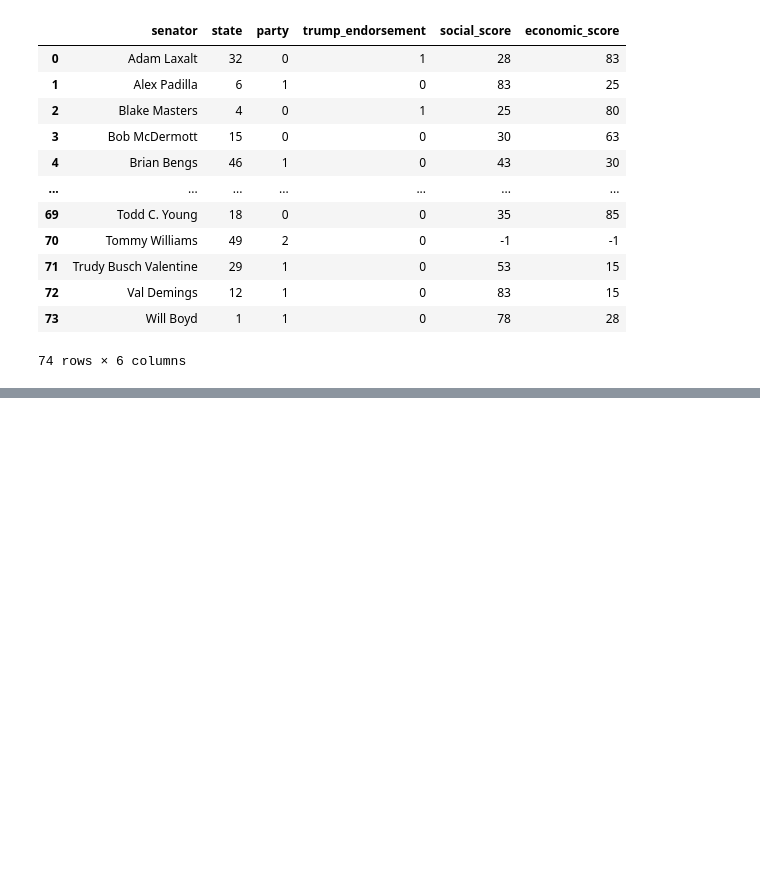
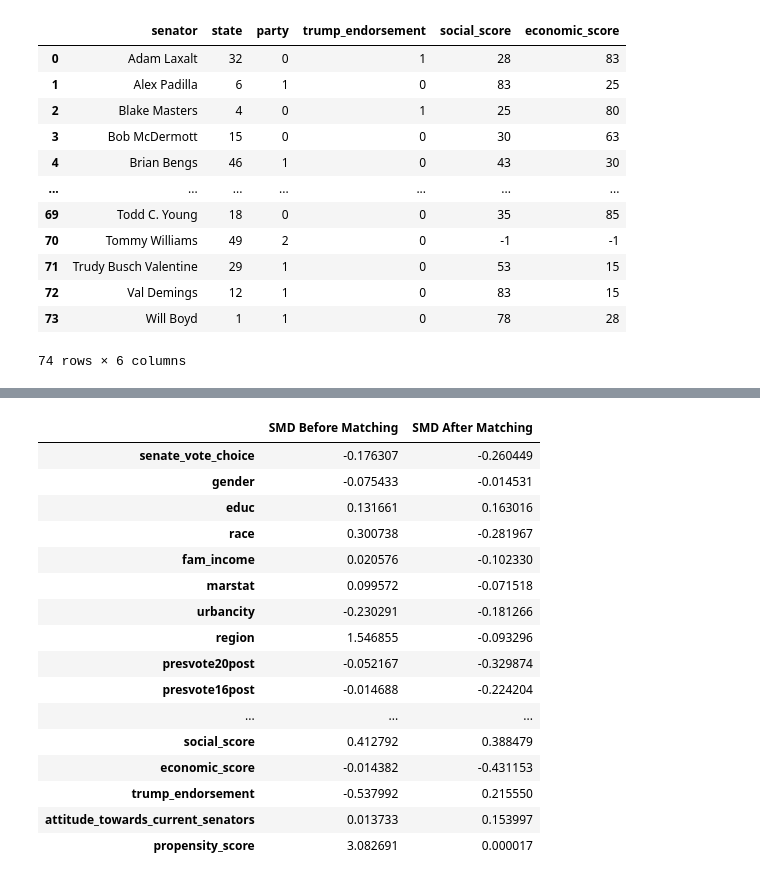
Before and after one commit to macs30200-s23/replication-materials-yuanninghuang, a Jupyter notebook: draft.ipynb, the cells around one changed output, grey strips where cells are left out. Saved outputs shown, nothing was run; the diff lists cells and outputs as text; code cells hidden in the pictures; blank space fills up the shorter version.

```diff
--- a/draft.ipynb
+++ b/draft.ipynb
@@ -302,0 +397,46 @@ merged_df
+# %%
+#assess the balance of covariates by calculating the standardized mean differences before and after matching
+def calculate_smd(df, treatment_col, covariate_cols, treatment_value=1):
+    treated = df[df[treatment_col] == treatment_value]
+    control = df[df[treatment_col] != treatment_value]
+
+    mean_treated = treated[covariate_cols].mean()
+    mean_control = control[covariate_cols].mean()
+
+    std_treated = treated[covariate_cols].std()
+    std_control = control[covariate_cols].std()
+
+    smd = (mean_treated - mean_control) / np.sqrt((std_treated**2 + std_control**2) / 2)
+
+    return smd
+
+# Calculate SMD before matching
+covariate_columns = [x for x in merged_df.columns.to_list() if x not in ['abortion_ballot', 'party_voted', 'commonweight', 'commonpostweight', 'caseid', 'voted', 'state', 'senator_voted']]
+smd_before = calculate_smd(merged_df, 'abortion_ballot', covariate_columns)
+smd_before.name = 'SMD Before Matching'
+
+# Calculate SMD after matching
+smd_after = calculate_smd(matched_data, 'abortion_ballot', covariate_columns)
+smd_after.name = 'SMD After Matching'
+
+# Compare SMD before and after matching
+smd_comparison = pd.concat([smd_before, smd_after], axis=1)
+smd_comparison
+# %% [output]
+|  | SMD Before Matching | SMD After Matching |
+| senate_vote_choice | -0.176307 | -0.260449 |
+| gender | -0.075433 | -0.014531 |
+| educ | 0.131661 | 0.163016 |
+| race | 0.300738 | -0.281967 |
+| fam_income | 0.020576 | -0.102330 |
+| marstat | 0.099572 | -0.071518 |
+| urbancity | -0.230291 | -0.181266 |
+| region | 1.546855 | -0.093296 |
+| presvote20post | -0.052167 | -0.329874 |
+| presvote16post | -0.014688 | -0.224204 |
+| ... | ... | ... |
+| social_score | 0.412792 | 0.388479 |
+| economic_score | -0.014382 | -0.431153 |
+| trump_endorsement | -0.537992 | 0.215550 |
+| attitude_towards_current_senators | 0.013733 | 0.153997 |
+| propensity_score | 3.082691 | 0.000017 |
```
Also changed, not shown: parts of 13 cells of this notebook.
